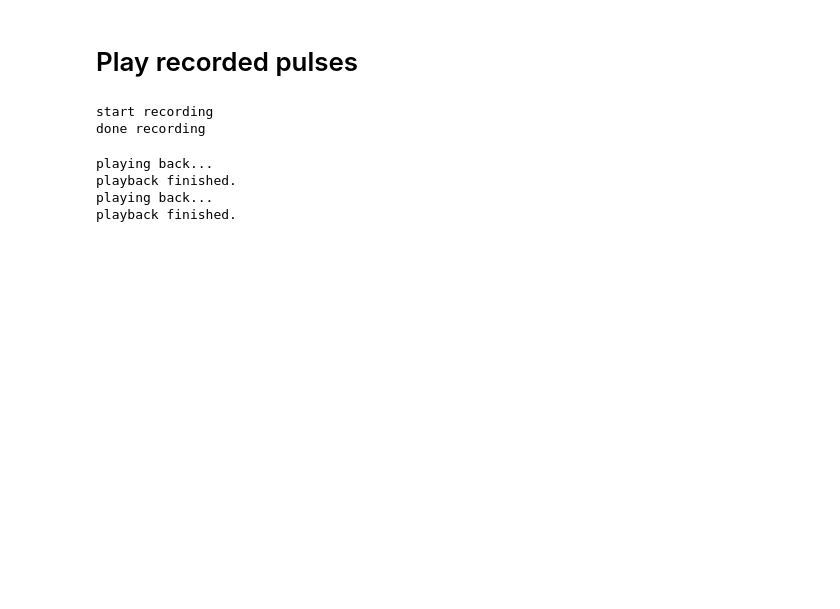
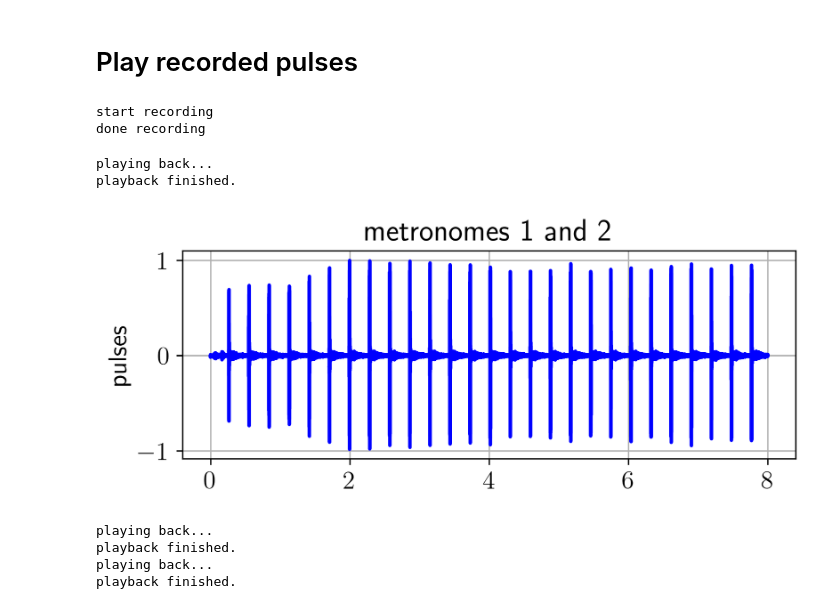
Before and after one commit to josephromano/pta-demo, a Jupyter notebook: code/test.ipynb, the cells around one changed output. Cells and saved outputs as stored; diff of their text form; code cells hidden in the pictures; blank space fills up the shorter version.

```diff
--- a/code/test.ipynb
+++ b/code/test.ipynb
@@ -138,6 +140,24 @@ recordpulses('test_pulses.txt')
 # %% [output]
 start recording
 done recording
+# %%
+# sample rate
+sample_rate = 22050
+
+# play recorded sound
+ts1 = playpulses("test_pulses.txt", sample_rate)
+
+# plot time series
+plt.figure()
+plt.subplot(2,1,1)
+plt.plot(ts1[:,0], ts1[:,1], lw=2, color='b')
+plt.ylabel('pulses')
+plt.title('metronomes 1 and 2')
+plt.grid(True)
+# %% [output]
+playing back...
+playback finished.
+[figure, added]
 # %%
 # sample rate
 sample_rate = 22050
```
Also changed, not shown: parts of 2 cells of this notebook.
